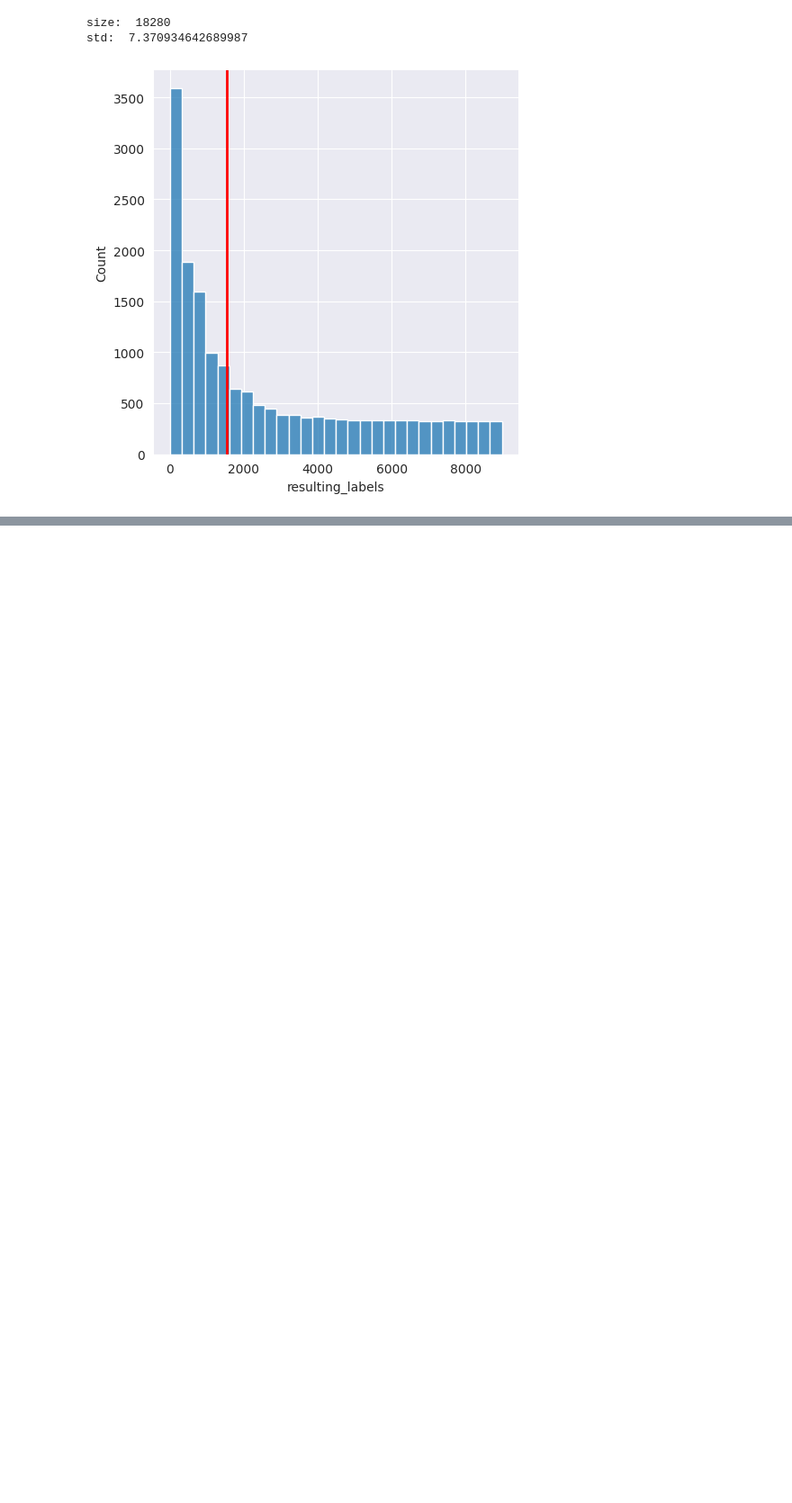
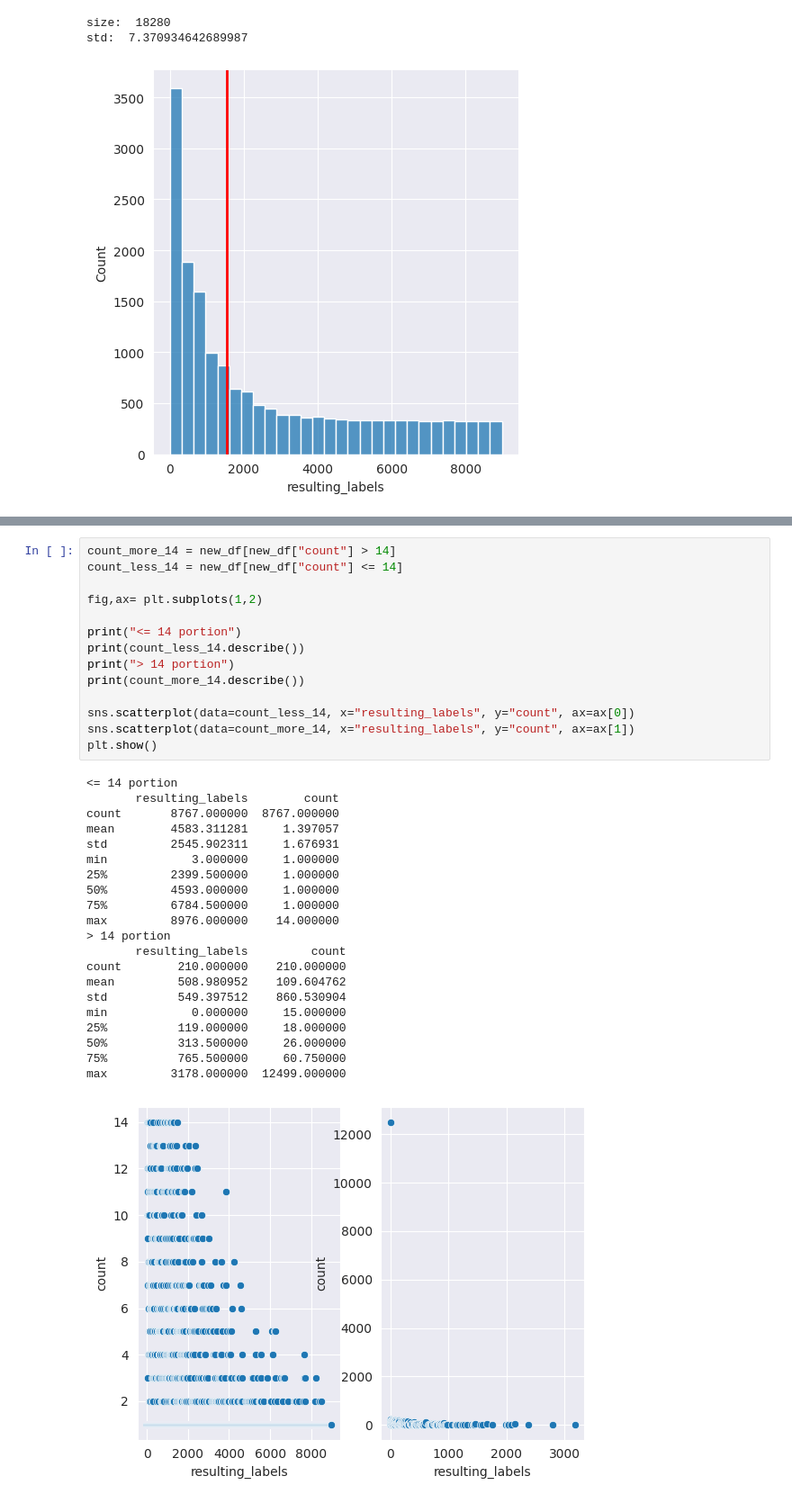
Before and after one commit to Dpbm/qcop, a Jupyter notebook: notebooks/fix-measurements.ipynb, the cells around one changed output, grey strips where cells are left out. Shown at 90% size. Saved outputs shown, nothing was run; the diff lists cells and outputs as text; blank space fills up the shorter version.

```diff
--- a/notebooks/fix-measurements.ipynb
+++ b/notebooks/fix-measurements.ipynb
@@ -311,0 +392,36 @@ to_save.to_csv(FILE, index=False)
+# %%
+count_more_14 = new_df[new_df["count"] > 14]
+count_less_14 = new_df[new_df["count"] <= 14]
+
+fig,ax= plt.subplots(1,2)
+
+print("<= 14 portion")
+print(count_less_14.describe())
+print("> 14 portion")
+print(count_more_14.describe())
+
+sns.scatterplot(data=count_less_14, x="resulting_labels", y="count", ax=ax[0])
+sns.scatterplot(data=count_more_14, x="resulting_labels", y="count", ax=ax[1])
+plt.show()
+# %% [output]
+<= 14 portion
+       resulting_labels        count
+count       8767.000000  8767.000000
+mean        4583.311281     1.397057
+std         2545.902311     1.676931
+min            3.000000     1.000000
+25%         2399.500000     1.000000
+50%         4593.000000     1.000000
+75%         6784.500000     1.000000
+max         8976.000000    14.000000
+> 14 portion
+       resulting_labels         count
+count        210.000000    210.000000
+mean         508.980952    109.604762
+std          549.397512    860.530904
+min            0.000000     15.000000
+25%          119.000000     18.000000
+50%          313.500000     26.000000
+75%          765.500000     60.750000
+max         3178.000000  12499.000000
+[figure, added]
```
Also changed, not shown: parts of 15 cells of this notebook.
